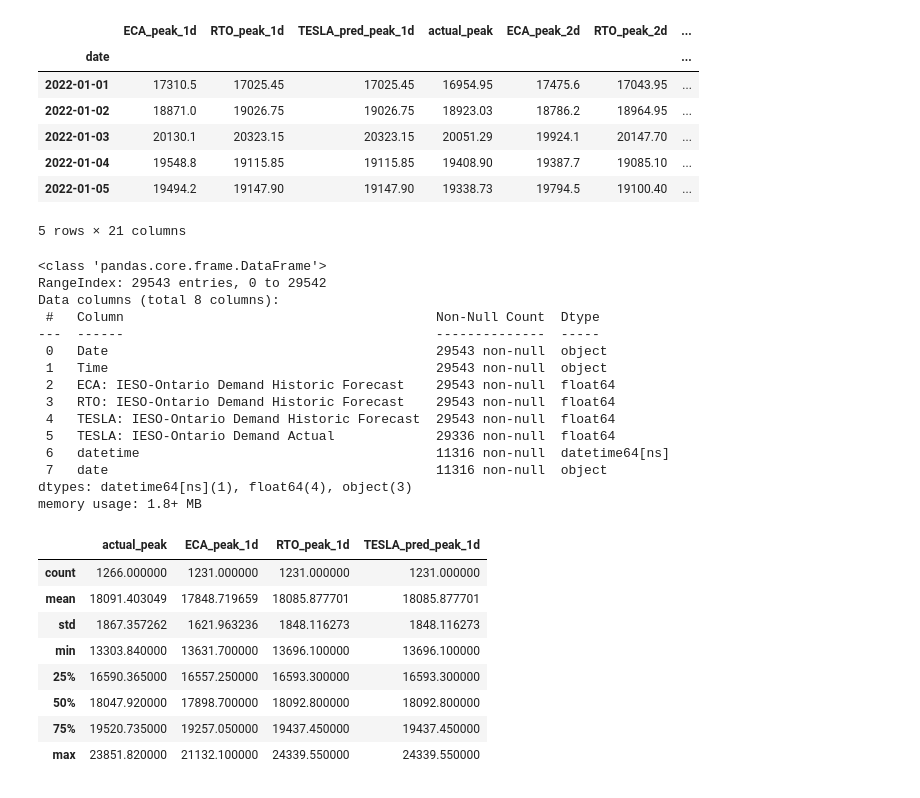
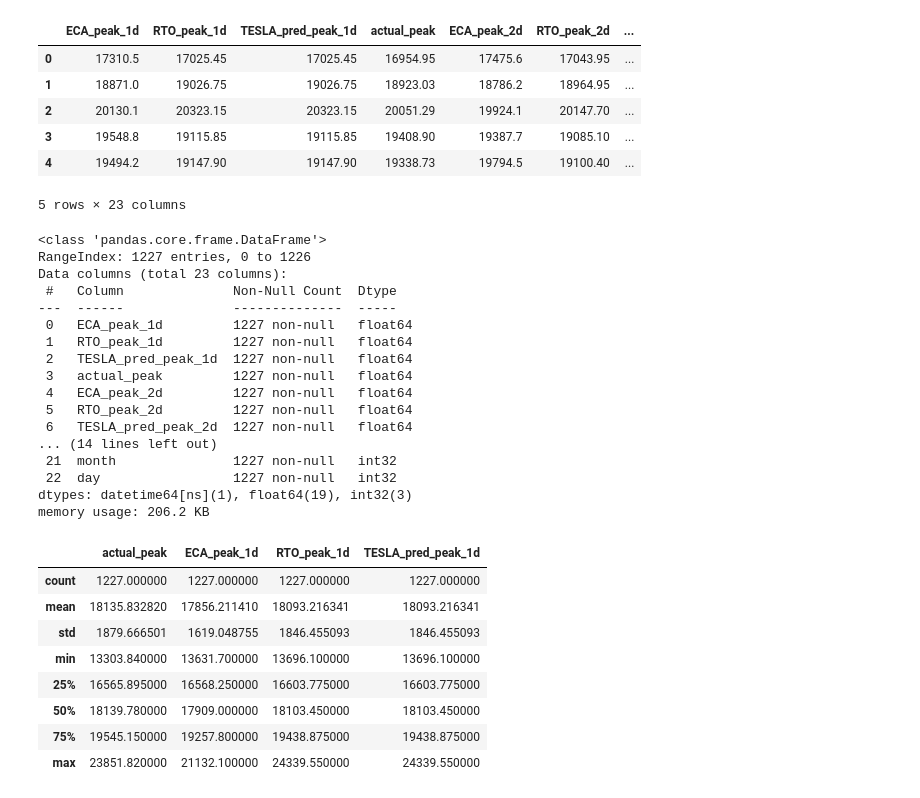
Before and after one commit to EmiyaKatuz/Probabilistic-Algorithm-for-5CP, a Jupyter notebook: cp_evaluation.ipynb, the cells around one changed output. Saved outputs shown, nothing was run; the diff lists cells and outputs as text; code cells hidden in the pictures.

```diff
--- a/cp_evaluation.ipynb
+++ b/cp_evaluation.ipynb
@@ -41,68 +49,72 @@ for n in forecast_files:
     # Create datetime and date columns
     df_temp['datetime'] = pd.to_datetime(df_temp['Date'] + ' ' + df_temp['Time'], dayfirst=True, errors='coerce')
     df_temp['date'] = df_temp['datetime'].dt.date
     # Aggregate to find daily maximum (peak) values for each predictor and the actual load
     agg = df_temp.groupby('date').agg({
         'ECA: IESO-Ontario Demand Historic Forecast': 'max',
         'RTO: IESO-Ontario Demand Historic Forecast': 'max',
         'TESLA: IESO-Ontario Demand Historic Forecast': 'max',
         'TESLA: IESO-Ontario Demand Actual': 'max'
-    })
+    }).reset_index()
+
     # Rename prediction columns to reflect the forecast horizon. The actual peak is kept only for the 1‑day horizon.
     rename_map = {
         'ECA: IESO-Ontario Demand Historic Forecast': f'ECA_peak_{n}d',
         'RTO: IESO-Ontario Demand Historic Forecast': f'RTO_peak_{n}d',
         'TESLA: IESO-Ontario Demand Historic Forecast': f'TESLA_pred_peak_{n}d'
     }
     agg = agg.rename(columns=rename_map)
     if n == 1:
         agg = agg.rename(columns={'TESLA: IESO-Ontario Demand Actual': 'actual_peak'})
     else:
         # Drop the actual column for horizons other than 1 day ahead
         agg = agg.drop(columns=['TESLA: IESO-Ontario Demand Actual'])
     # Merge the current horizon's daily peaks into the master DataFrame
     if daily_peaks is None:
         daily_peaks = agg
     else:
-        daily_peaks = daily_peaks.join(agg, how='outer')
+        daily_peaks = pd.merge(daily_peaks, agg, on='date', how='outer')
 
-# Backfill any missing actual_peak values using neighbouring days
-if 'actual_peak' in daily_peaks.columns:
-    daily_peaks['actual_peak'] = daily_peaks['actual_peak'].ffill().bfill()
-# Derive year and month from the index for downstream analysis
-idx = pd.to_datetime(daily_peaks.index)
-daily_peaks['year'] = idx.year
-daily_peaks['month'] = idx.month
+# Build timestamp and calendar fields
+daily_peaks = daily_peaks.sort_values('date').reset_index(drop=True)
+daily_peaks['timestamp'] = pd.to_datetime(daily_peaks['date'])
+daily_peaks = daily_peaks.drop(columns=['date'])
+daily_peaks['year'] = daily_peaks['timestamp'].dt.year
+daily_peaks['month'] = daily_peaks['timestamp'].dt.month
+daily_peaks['day'] = daily_peaks['timestamp'].dt.day
+
+# Drop rows with missing Actual (do NOT ffill/bfill targets)
+daily_peaks = daily_peaks.dropna(subset=['actual_peak']).reset_index(drop=True)
 
 daily_peaks.head()
 # %% [output]
 |  | ECA_peak_1d | RTO_peak_1d | TESLA_pred_peak_1d | actual_peak | ECA_peak_2d | RTO_peak_2d | ... |
-| date |  |  |  |  |  |  | ... |
-| 2022-01-01 | 17310.5 | 17025.45 | 17025.45 | 16954.95 | 17475.6 | 17043.95 | ... |
-| 2022-01-02 | 18871.0 | 19026.75 | 19026.75 | 18923.03 | 18786.2 | 18964.95 | ... |
-| 2022-01-03 | 20130.1 | 20323.15 | 20323.15 | 20051.29 | 19924.1 | 20147.70 | ... |
-| 2022-01-04 | 19548.8 | 19115.85 | 19115.85 | 19408.90 | 19387.7 | 19085.10 | ... |
-| 2022-01-05 | 19494.2 | 19147.90 | 19147.90 | 19338.73 | 19794.5 | 19100.40 | ... |
+| 0 | 17310.5 | 17025.45 | 17025.45 | 16954.95 | 17475.6 | 17043.95 | ... |
+| 1 | 18871.0 | 19026.75 | 19026.75 | 18923.03 | 18786.2 | 18964.95 | ... |
+| 2 | 20130.1 | 20323.15 | 20323.15 | 20051.29 | 19924.1 | 20147.70 | ... |
+| 3 | 19548.8 | 19115.85 | 19115.85 | 19408.90 | 19387.7 | 19085.10 | ... |
+| 4 | 19494.2 | 19147.90 | 19147.90 | 19338.73 | 19794.5 | 19100.40 | ... |
-5 rows × 21 columns
+5 rows × 23 columns
 # %%
-info = df_temp.info()
-info
+daily_peaks.info()
 # %% [output]
 <class 'pandas.core.frame.DataFrame'>
-RangeIndex: 29543 entries, 0 to 29542
-Data columns (total 8 columns):
- #   Column                                        Non-Null Count  Dtype
----  ------                                        --------------  -----
- 0   Date                                          29543 non-null  object
- 1   Time                                          29543 non-null  object
- 2   ECA: IESO-Ontario Demand Historic Forecast    29543 non-null  float64
- 3   RTO: IESO-Ontario Demand Historic Forecast    29543 non-null  float64
- 4   TESLA: IESO-Ontario Demand Historic Forecast  29543 non-null  float64
- 5   TESLA: IESO-Ontario Demand Actual             29336 non-null  float64
- 6   datetime                                      11316 non-null  datetime64[ns]
- 7   date                                          11316 non-null  object
-dtypes: datetime64[ns](1), float64(4), object(3)
-memory usage: 1.8+ MB
+RangeIndex: 1227 entries, 0 to 1226
+Data columns (total 23 columns):
+ #   Column              Non-Null Count  Dtype
+---  ------              --------------  -----
+ 0   ECA_peak_1d         1227 non-null   float64
+ 1   RTO_peak_1d         1227 non-null   float64
+ 2   TESLA_pred_peak_1d  1227 non-null   float64
+ 3   actual_peak         1227 non-null   float64
+ 4   ECA_peak_2d         1227 non-null   float64
+ 5   RTO_peak_2d         1227 non-null   float64
+ 6   TESLA_pred_peak_2d  1227 non-null   float64
+... (14 lines left out)
+ 21  month               1227 non-null   int32
+ 22  day                 1227 non-null   int32
+dtypes: datetime64[ns](1), float64(19), int32(3)
+memory usage: 206.2 KB
 # %%
 # Descriptive statistics
 stats = daily_peaks[[
@@ -114,13 +126,13 @@ stats = daily_peaks[[
 stats
 # %% [output]
 |  | actual_peak | ECA_peak_1d | RTO_peak_1d | TESLA_pred_peak_1d |
-| count | 1266.000000 | 1231.000000 | 1231.000000 | 1231.000000 |
-| mean | 18091.403049 | 17848.719659 | 18085.877701 | 18085.877701 |
-| std | 1867.357262 | 1621.963236 | 1848.116273 | 1848.116273 |
+| count | 1227.000000 | 1227.000000 | 1227.000000 | 1227.000000 |
+| mean | 18135.832820 | 17856.211410 | 18093.216341 | 18093.216341 |
+| std | 1879.666501 | 1619.048755 | 1846.455093 | 1846.455093 |
 | min | 13303.840000 | 13631.700000 | 13696.100000 | 13696.100000 |
-| 25% | 16590.365000 | 16557.250000 | 16593.300000 | 16593.300000 |
-| 50% | 18047.920000 | 17898.700000 | 18092.800000 | 18092.800000 |
-| 75% | 19520.735000 | 19257.050000 | 19437.450000 | 19437.450000 |
+| 25% | 16565.895000 | 16568.250000 | 16603.775000 | 16603.775000 |
+| 50% | 18139.780000 | 17909.000000 | 18103.450000 | 18103.450000 |
+| 75% | 19545.150000 | 19257.800000 | 19438.875000 | 19438.875000 |
 | max | 23851.820000 | 21132.100000 | 24339.550000 | 24339.550000 |
 # %%
 # Check for missing values
```
Also changed, not shown: parts of 14 cells of this notebook, 2 other files.
